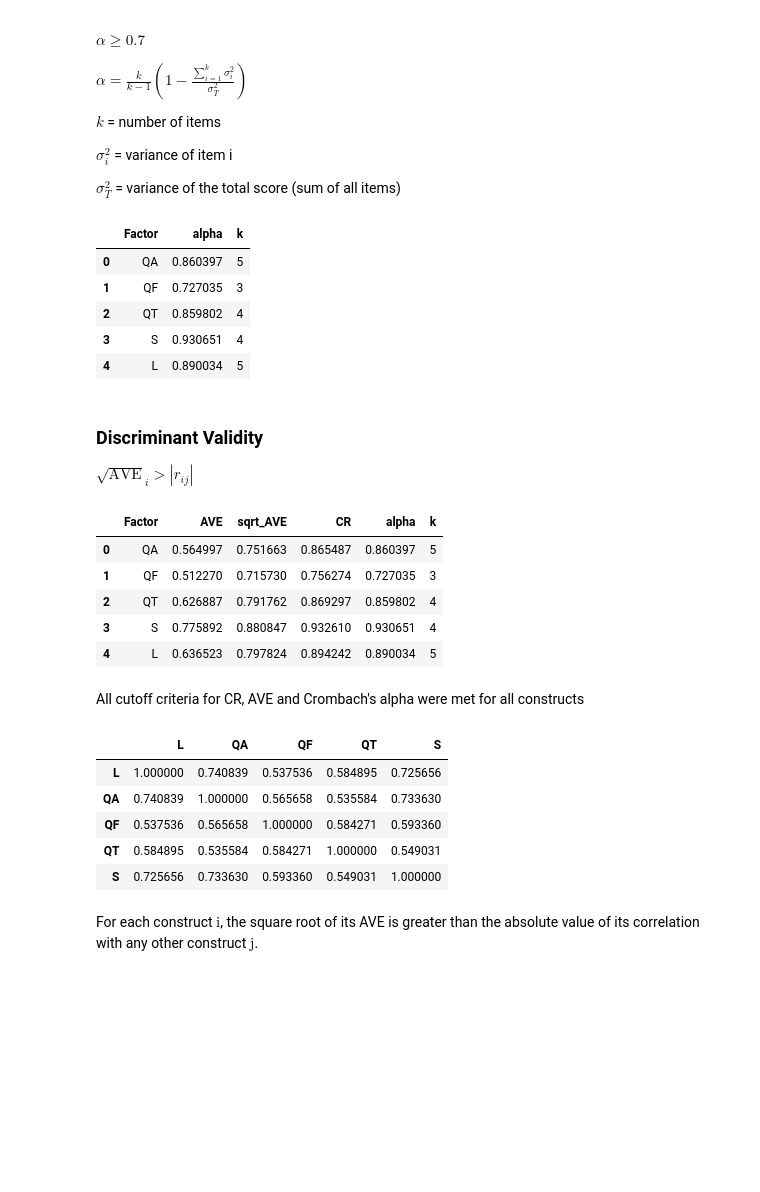
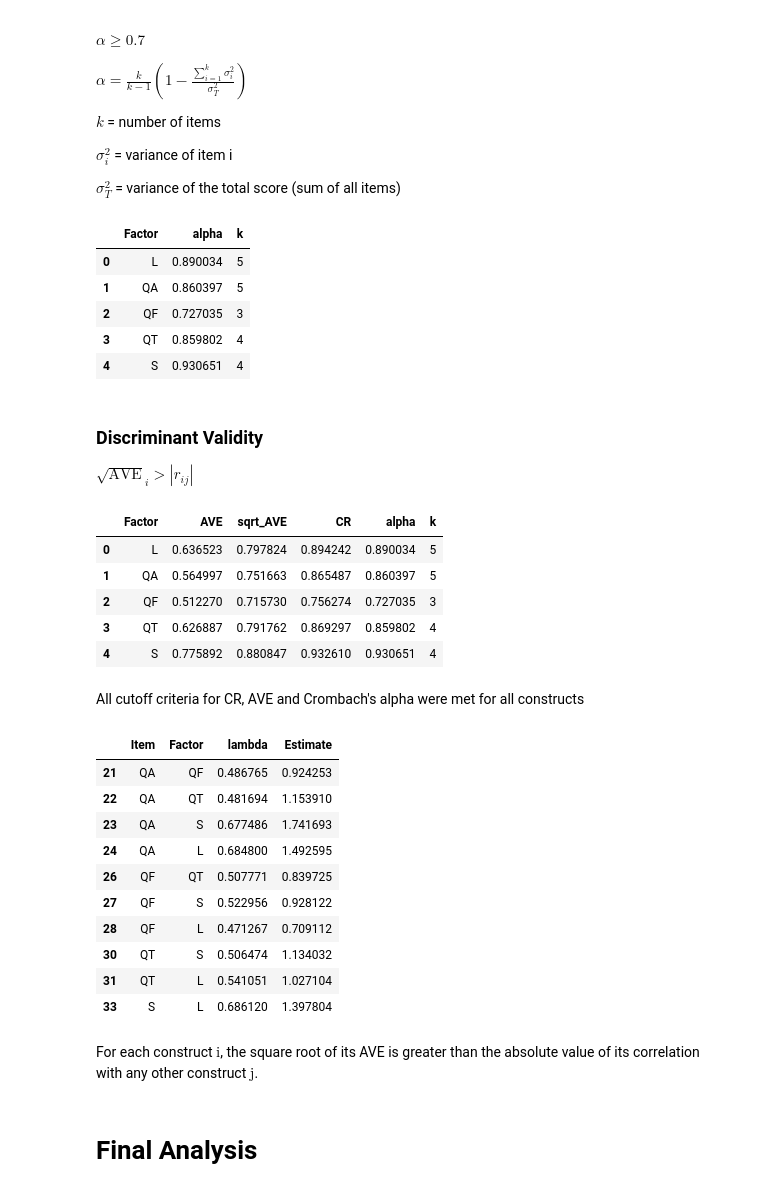
Before and after one commit to VictorValar/python-structural-equation-modeling-guide, a Jupyter notebook: practice 1/practice_1.ipynb, the cells around one changed output. Drawn from its saved outputs; the diff is of its cells as text; code cells hidden in the pictures; blank space fills up the shorter version.

```diff
--- a/practice 1/practice_1.ipynb
+++ b/practice 1/practice_1.ipynb
@@ -8,9 +10,10 @@
 # %%
 import pandas as pd
 import pyreadstat
+from pandas.core.interchange.dataframe_protocol import DataFrame
 
-df, meta = pyreadstat.read_sav("../data/EXERCICIO_2025.sav")
-df.head()
+raw_data_df, meta = pyreadstat.read_sav("../data/EXERCICIO_2025.sav")
+raw_data_df.head()
 # %% [output]
 |  | CASO | f1 | f2 | f3 | f4 | f5 | f6 | f7 | P1.1_QA | P1.2_QA | ... | ... |
 | 0 | NaN | 1.0 | 3.0 | 6.0 | 1.0 | 1.0 | 50.0 | 18.0 | 8.0 | 6.0 | ... | ... |
@@ -20,20 +23,19 @@ df.head()
 | 4 | NaN | 1.0 | 4.0 | 9.0 | 1.0 | 1.0 | 72.0 | 24.0 | 2.0 | 5.0 | ... | ... |
 5 rows × 45 columns
 # %%
-filtered_cols = [
-    'P1.1_QA', 'P1.2_QA', 'P1.3_QA', 'P1.4_QA', 'P1.5_QA',
+columns_to_filter = [
+    'P1.1_QA', 'P1.2_QA', 'P1.3_QA', 'P1.4_QA', 'P1.5_QA', 'P1.15_QA', 'P1.16_QA', 'P1.17_QA',
     'P1.6_QC', 'P1.7_QC', 'P1.8_QC', 'P1.9_QC',
     'P1.10_QT', 'P1.11_QT', 'P1.12_QT', 'P1.13_QT', 'P1.14_QT',
-    'P1.15_QA', 'P1.16_QA', 'P1.17_QA',
     'P3.1_S', 'P3.2_S', 'P3.3_S', 'P3.4_S',
     'P6.1_L', 'P6.2_L', 'P6.3_L', 'P6.4_L', 'P6.5_L', 'P6.6_L'
 ]
 
-clean_df = df[filtered_cols].copy()
+clean_df = raw_data_df[columns_to_filter].copy()
 
 clean_df.rename(columns=lambda c: c.replace('.', '_'), inplace=True)
 clean_df.rename(columns=lambda c: c.replace('C', 'F'), inplace=True)
-print(df.shape)
+print(raw_data_df.shape)
 print(clean_df.shape)
 print(clean_df.isnull().sum())
 # %% [output]
@@ -240,0 +415,16 @@ correlation_matrix
+# %%
+# Extract latent variable covariances
+correlation_estimates = model.inspect(std_est=True)
+refined_factor_correlation_df = (
+    correlation_estimates
+        .query("op == '~~' and lval != rval")
+        .loc[:, ['lval','rval', 'Est. Std', 'Estimate']]
+        .rename(columns={
+        'lval': 'Item',
+        'rval': 'Factor',
+        'Est. Std': 'lambda'
+    })
+
+)
+
+refined_factor_correlation_df
@@ -333,9 +527,9 @@ $\sigma_i^2$ = variance of item i
 $\sigma_T^2$ = variance of the total score (sum of all items)
 # %%
 alpha_df = pd.DataFrame()
-filtered_df = clean_df[items].copy()
+model_df = clean_df[items].copy()
 for factor_name in factors:
-    factor_df = filtered_df[[col for col in filtered_df.columns if col.endswith(factor_name)]].copy()
+    factor_df = model_df[[col for col in model_df.columns if col.endswith(factor_name)]].copy()
 
     variances = [np.var(factor_df[col], ddof=1) for col in factor_df.columns]
     total_variance = sum(variances)
@@ -351,35 +545,42 @@ for factor_name in factors:
 alpha_df
 # %% [output]
 |  | Factor | alpha | k |
-| 0 | QA | 0.860397 | 5 |
-| 1 | QF | 0.727035 | 3 |
-| 2 | QT | 0.859802 | 4 |
-| 3 | S | 0.930651 | 4 |
-| 4 | L | 0.890034 | 5 |
+| 0 | L | 0.890034 | 5 |
+| 1 | QA | 0.860397 | 5 |
+| 2 | QF | 0.727035 | 3 |
+| 3 | QT | 0.859802 | 4 |
+| 4 | S | 0.930651 | 4 |
 # %% [markdown]
 ### Discriminant Validity
 $\sqrt{\text{AVE}}_i > |r_{ij}|$
 # %%
-merged_df = AVE.merge(CR, on='Factor', how='left').merge(alpha_df, on='Factor', how='left')
-merged_df
+construct_validity_df: DataFrame = AVE.merge(CR, on='Factor', how='left').merge(alpha_df, on='Factor', how='left')
+construct_validity_df
 # %% [output]
 |  | Factor | AVE | sqrt_AVE | CR | alpha | k |
-| 0 | QA | 0.564997 | 0.751663 | 0.865487 | 0.860397 | 5 |
-| 1 | QF | 0.512270 | 0.715730 | 0.756274 | 0.727035 | 3 |
-| 2 | QT | 0.626887 | 0.791762 | 0.869297 | 0.859802 | 4 |
-| 3 | S | 0.775892 | 0.880847 | 0.932610 | 0.930651 | 4 |
-| 4 | L | 0.636523 | 0.797824 | 0.894242 | 0.890034 | 5 |
+| 0 | L | 0.636523 | 0.797824 | 0.894242 | 0.890034 | 5 |
+| 1 | QA | 0.564997 | 0.751663 | 0.865487 | 0.860397 | 5 |
+| 2 | QF | 0.512270 | 0.715730 | 0.756274 | 0.727035 | 3 |
+| 3 | QT | 0.626887 | 0.791762 | 0.869297 | 0.859802 | 4 |
+| 4 | S | 0.775892 | 0.880847 | 0.932610 | 0.930651 | 4 |
 # %% [markdown]
 All cutoff criteria for CR, AVE and Crombach's alpha were met for all constructs
 # %%
-correlation_matrix
+refined_factor_correlation_df
 # %% [output]
-|  | L | QA | QF | QT | S |
-| L | 1.000000 | 0.740839 | 0.537536 | 0.584895 | 0.725656 |
-| QA | 0.740839 | 1.000000 | 0.565658 | 0.535584 | 0.733630 |
-| QF | 0.537536 | 0.565658 | 1.000000 | 0.584271 | 0.593360 |
-| QT | 0.584895 | 0.535584 | 0.584271 | 1.000000 | 0.549031 |
-| S | 0.725656 | 0.733630 | 0.593360 | 0.549031 | 1.000000 |
+|  | Item | Factor | lambda | Estimate |
+| 21 | QA | QF | 0.486765 | 0.924253 |
+| 22 | QA | QT | 0.481694 | 1.153910 |
+| 23 | QA | S | 0.677486 | 1.741693 |
+| 24 | QA | L | 0.684800 | 1.492595 |
+| 26 | QF | QT | 0.507771 | 0.839725 |
+| 27 | QF | S | 0.522956 | 0.928122 |
+| 28 | QF | L | 0.471267 | 0.709112 |
+| 30 | QT | S | 0.506474 | 1.134032 |
+| 31 | QT | L | 0.541051 | 1.027104 |
+| 33 | S | L | 0.686120 | 1.397804 |
 # %% [markdown]
 For each construct $\text{i}$,
 the square root of its AVE is greater than the absolute value of its correlation with any other construct $\text{j}$.
+# %% [markdown]
+# Final Analysis
```
Also changed, not shown: parts of 40 cells of this notebook.
